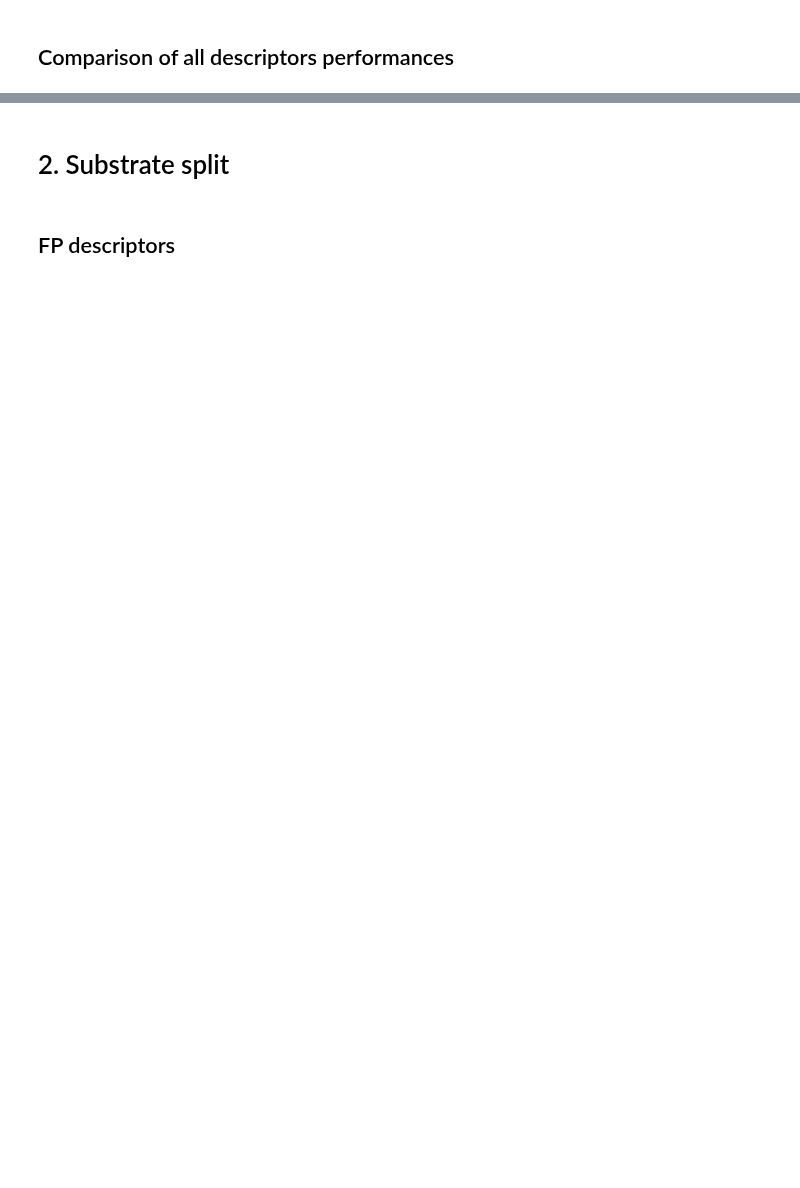
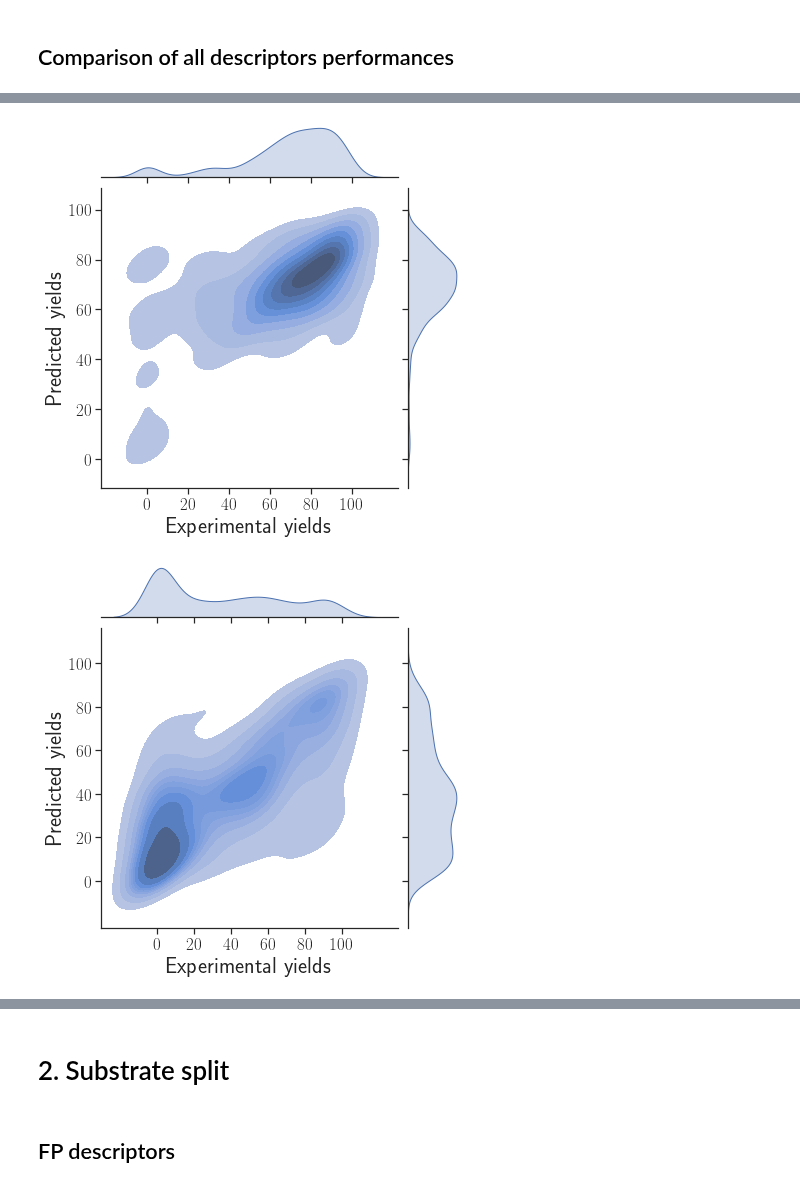
Before and after one commit to truejulosdu13/NiCOlit, a Jupyter notebook: display_model_results.ipynb, the cells around one changed output, grey strips where cells are left out. Cells and saved outputs as stored; diff of their text form; code cells hidden in the pictures; blank space fills up the shorter version.

```diff
--- a/display_model_results.ipynb
+++ b/display_model_results.ipynb
@@ -193,0 +194,24 @@ plt.savefig('images/random_split_all_descriptors_test_size_0.2_full.png', dpi=30
+# %%
+df_1 = pd.read_csv('results/random_split_dft_descriptors_scope_test_size_0.2')
+df_2 = pd.read_csv('results/random_split_dft_descriptors_optimisation_test_size_0.2')
+# %%
+h = sns.jointplot("Yields", "Predicted Yields", df_1, kind='kde', fill=True)
+h.set_axis_labels('Experimental yields', 'Predicted yields')
+h.ax_joint.set_xticks([0, 20, 40, 60, 80, 100])
+h.ax_joint.set_yticks([0, 20, 40, 60, 80, 100])
+h.ax_marg_x.set_facecolor("white")
+h.ax_marg_y.set_facecolor("white")
+
+plt.savefig('images/random_split_dft_descriptors_scope_only.png', dpi=300, bbox_inches='tight')
+
+h = sns.jointplot("Yields", "Predicted Yields", df_2, kind='kde', fill=True)
+h.set_axis_labels('Experimental yields', 'Predicted yields')
+h.ax_joint.set_xticks([0, 20, 40, 60, 80, 100])
+h.ax_joint.set_yticks([0, 20, 40, 60, 80, 100])
+h.ax_marg_x.set_facecolor("white")
+h.ax_marg_y.set_facecolor("white")
+
+plt.savefig('images/random_split_dft_descriptors_optimization_only.png', dpi=300, bbox_inches='tight')
+# %% [output]
+[figure, added]
+[figure, added]
```
Also changed, not shown: parts of 30 cells of this notebook, 22 other files.
